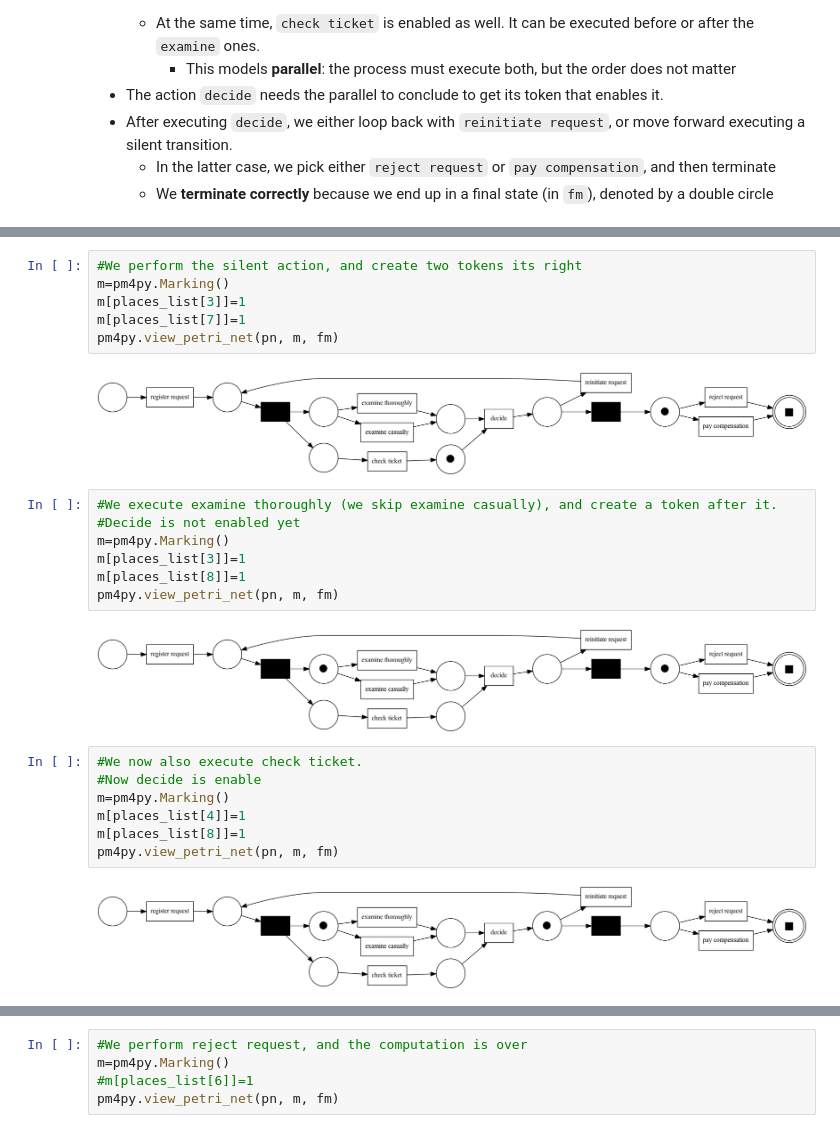
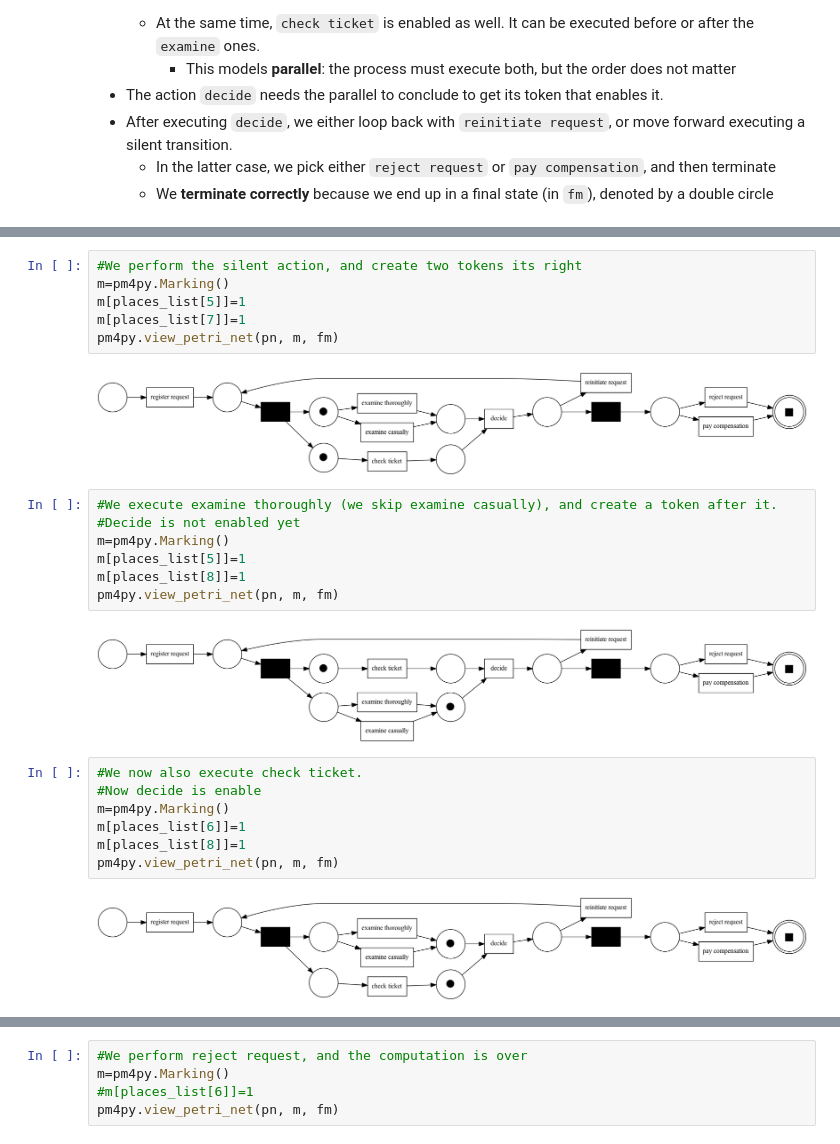
Before and after one commit to EMbeDS-education/ComputingDataAnalysisModeling20242025, a Jupyter notebook: PDAI/jupyter/jupyterNotebooks/M2PM_03pm4py.ipynb, the cells around one changed output, grey strips where cells are left out. Drawn from its saved outputs; the diff is of its cells as text.

```diff
--- a/PDAI/jupyter/jupyterNotebooks/M2PM_03pm4py.ipynb
+++ b/PDAI/jupyter/jupyterNotebooks/M2PM_03pm4py.ipynb
@@ -625,29 +626,29 @@ If we execute the model:
 # %%
 #We perform the silent action, and create two tokens its right
 m=pm4py.Marking()
-m[places_list[3]]=1
+m[places_list[5]]=1
 m[places_list[7]]=1
 pm4py.view_petri_net(pn, m, fm)
 # %% [output]
-[figure, old version]
+[figure, new version]
 # %%
 #We execute examine thoroughly (we skip examine casually), and create a token after it.
 #Decide is not enabled yet
 m=pm4py.Marking()
-m[places_list[3]]=1
+m[places_list[5]]=1
 m[places_list[8]]=1
 pm4py.view_petri_net(pn, m, fm)
 # %% [output]
-[figure, old version]
+[figure, new version]
 # %%
 #We now also execute check ticket.
 #Now decide is enable
 m=pm4py.Marking()
-m[places_list[4]]=1
+m[places_list[6]]=1
 m[places_list[8]]=1
 pm4py.view_petri_net(pn, m, fm)
 # %% [output]
-[figure, old version]
+[figure, new version]
 # %%
 #We perform decide.
 # We can now perform either the loop back, or the silent transition
```
Also changed, not shown: parts of 33 cells of this notebook, 2 other files.
